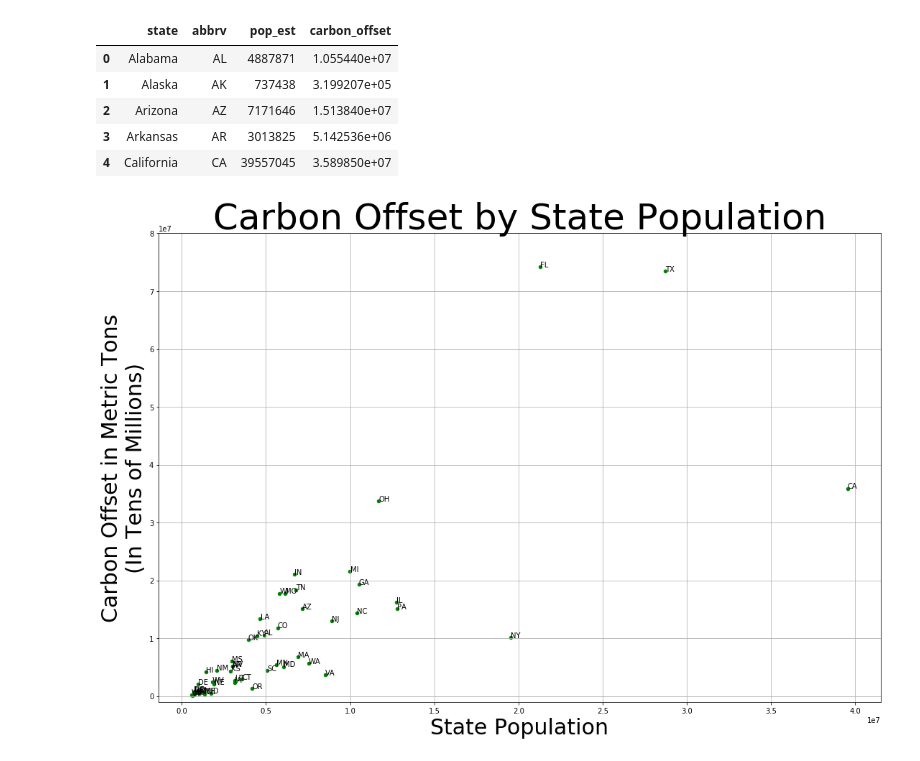
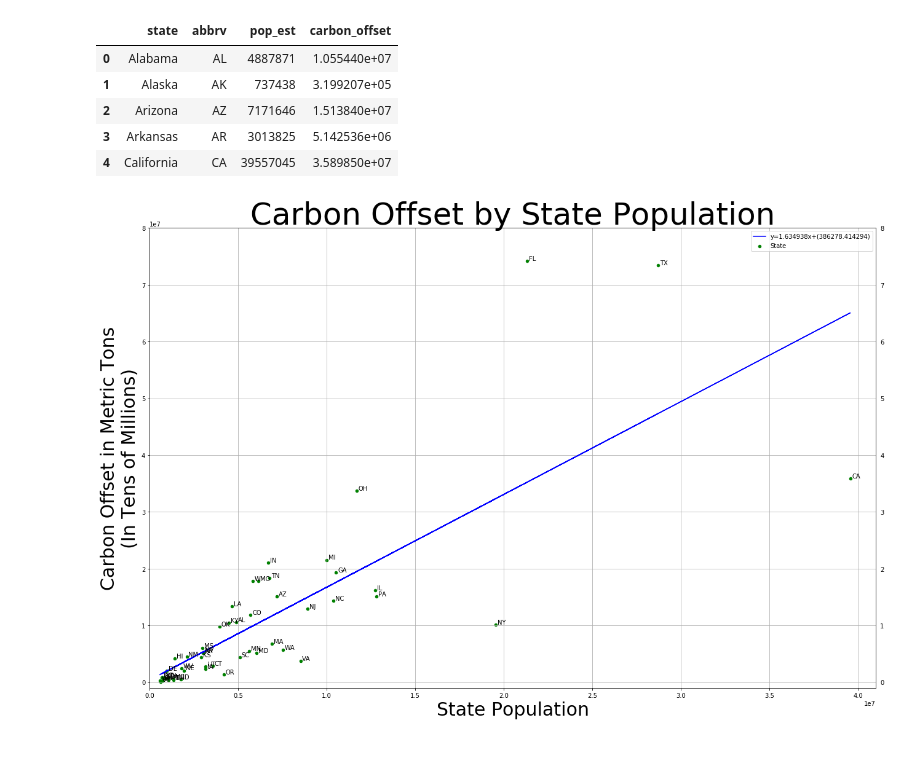
Before and after one commit to Agrattendick/The_Dirty_Hippy_Proposal_For_Clean_Solar_Energy, a Jupyter notebook: Charting/Adjusted Carbon Offset by State Population.ipynb, the cells around one changed output. Saved outputs shown, nothing was run; the diff lists cells and outputs as text; code cells hidden in the pictures.

Commit message:
Plot Work
Finished up work on the scatter plot for carbon offset by state population, and added a trendline to the plot.

```diff
--- a/Charting/Adjusted Carbon Offset by State Population.ipynb
+++ b/Charting/Adjusted Carbon Offset by State Population.ipynb
@@ -49,26 +49,46 @@ carbon_offset_by_pop_est_df.head()
 | 4 | California | CA | 39557045 | 3.589850e+07 |
 # %%
 #Scatter Plot of Adjusted Carbon Offset by State Population, and save as a png file.
+
 
 #Plot the data
 carbon_offset_by_pop_est_df.plot.scatter(x='pop_est', y="carbon_offset", figsize = (18,12), color='green')
 
 #titles
 plt.title('Carbon Offset by State Population', fontsize = 50)
 plt.xlabel('State Population', fontsize = 30)
 plt.ylabel('Carbon Offset in Metric Tons'
           '\n'
           '(In Tens of Millions)', fontsize = 30)
 
 #Grid & axis Values
 plt.grid(True)
 plt.ylim(-1000000, 80000000)
+plt.xlim(0, 41000000)
+plt.tick_params(labelright=True)
 
 #Annotation of Dots
 xaxis = np.array(carbon_offset_by_pop_est_df['pop_est'])
 yaxis = np.array(carbon_offset_by_pop_est_df['carbon_offset'])
 variable_label = np.array(carbon_offset_by_pop_est_df.abbrv)
 for i, txt in enumerate(variable_label):
-    plt.annotate(txt, (xaxis[i]+3000, yaxis[i]+1000))
+    plt.annotate(txt, (xaxis[i]+100000, yaxis[i]+100000))
+
+#Calc the Trendline
+x = carbon_offset_by_pop_est_df.pop_est
+y = carbon_offset_by_pop_est_df.carbon_offset
+z = np.polyfit(x, y, 1)
+p = np.poly1d(z)
+plt.plot(x,p(x),'b-')
+
+#trendline equation
+t = ("y=%.6fx+(%.6f)"%(z[0],z[1]))
+
+#Legend
+plt.legend((t, 'State'))
+
+#Save figure
+plt.tight_layout()
+plt.savefig('../Images/Carbon_Offset_by_State_Population')
 # %% [output]
-[figure, old version]
+[figure, new version]
```
Also changed, not shown: 1 other file.
